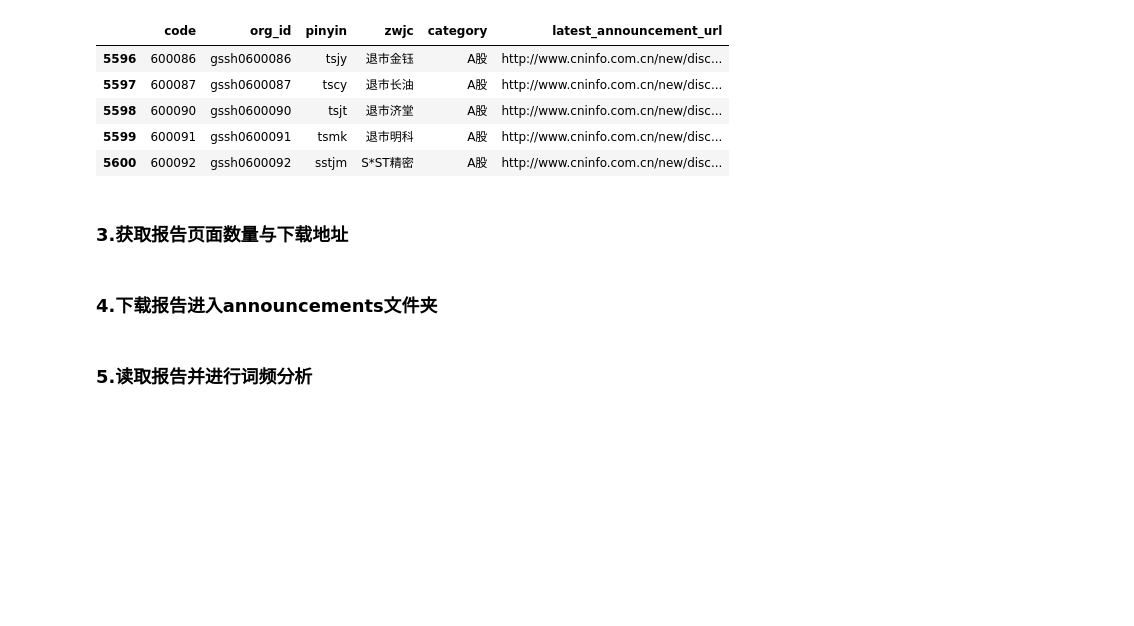
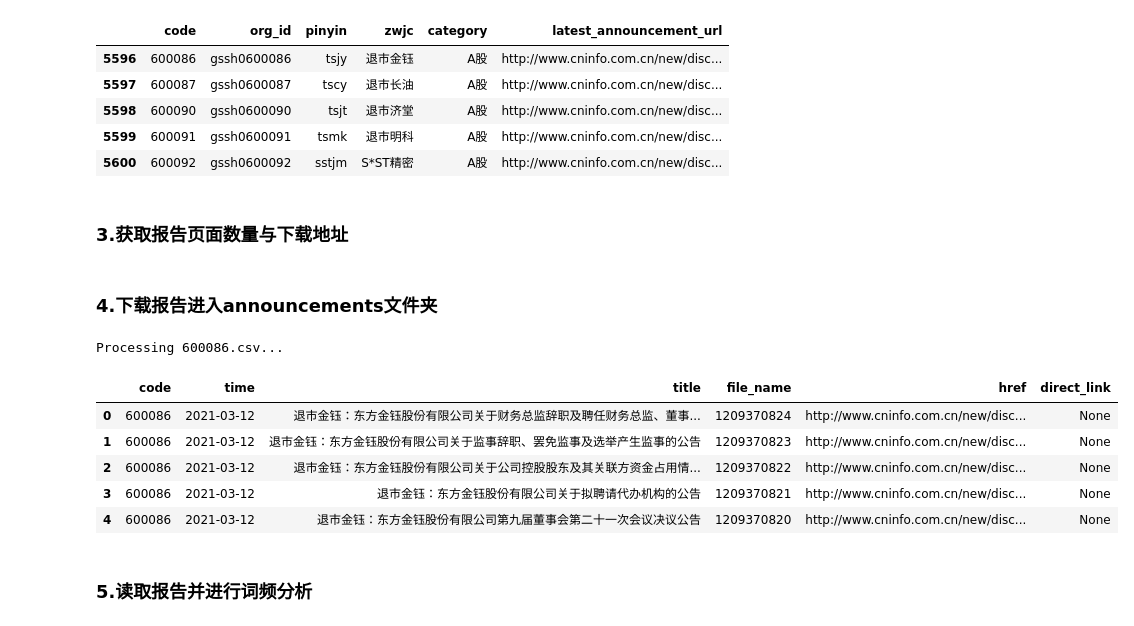
Before and after one commit to CrazyEight88/cninfo_announcements, a Jupyter notebook: main.ipynb, the cells around one changed output. Saved outputs shown, nothing was run; the diff lists cells and outputs as text; code cells hidden in the pictures; blank space fills up the shorter version.

Commit message:
add: fetch direct link by chrome

```diff
--- a/main.ipynb
+++ b/main.ipynb
@@ -166,12 +166,14 @@ driver.quit()
 # %%
 import os
 from selenium import webdriver
+import time
 
 download_path = os.path.abspath("downloads")
+if not os.path.exists(download_path): os.makedirs(download_path)
 
 preferences = {
     "download.default_directory": download_path,
-    "plugins.always_open_pdf_externally": True,
+    "plugins.always_open_pdf_externally": False,
 }
 
 chrome_options = webdriver.ChromeOptions()
@@ -179,10 +181,36 @@ chrome_options.add_experimental_option("prefs", preferences)
 
 # 该函数通过公告的url下载公告
 def download_file(url, driver):
-    if not os.path.exists(download_path):
-        os.makedirs(download_path)
     driver.get(url)
-    # time.sleep(3)
+    # time.sleep(0.01)
+    # final_url = driver.current_url  # 获取跳转后的URL
+    while driver.current_url.startswith("s"):
+        return driver.current_url
+    # return final_url
+# %%
+import pandas as pd
+from tqdm import tqdm
+tqdm.pandas()
+
+driver = webdriver.Chrome(options=chrome_options)
+driver.implicitly_wait(10)
+
+company_list = os.listdir("output/03_announcements") # 读取不同公司的公告列表
+company_list = [file for file in company_list if file.endswith(".csv")]
+
+for file in tqdm(company_list):
+    df = pd.read_csv(f"output/03_announcements/{file}")
+    df['direct_link'] = df.progress_apply(lambda x: download_file(x['href'], driver), axis=1)
+
+df.head()
+# %% [output]
+Processing 600086.csv...
+|  | code | time | title | file_name | href | direct_link |
+| 0 | 600086 | 2021-03-12 | 退市金钰：东方金钰股份有限公司关于财务总监辞职及聘任财务总监、董事... | 1209370824 | http://www.cninfo.com.cn/new/disc... | None |
+| 1 | 600086 | 2021-03-12 | 退市金钰：东方金钰股份有限公司关于监事辞职、罢免监事及选举产生监事的公告 | 1209370823 | http://www.cninfo.com.cn/new/disc... | None |
+| 2 | 600086 | 2021-03-12 | 退市金钰：东方金钰股份有限公司关于公司控股股东及其关联方资金占用情... | 1209370822 | http://www.cninfo.com.cn/new/disc... | None |
+| 3 | 600086 | 2021-03-12 | 退市金钰：东方金钰股份有限公司关于拟聘请代办机构的公告 | 1209370821 | http://www.cninfo.com.cn/new/disc... | None |
+| 4 | 600086 | 2021-03-12 | 退市金钰：东方金钰股份有限公司第九届董事会第二十一次会议决议公告 | 1209370820 | http://www.cninfo.com.cn/new/disc... | None |
 # %%
 import pandas as pd
 from tqdm import tqdm
```
Also changed, not shown: parts of 1 cell of this notebook.
